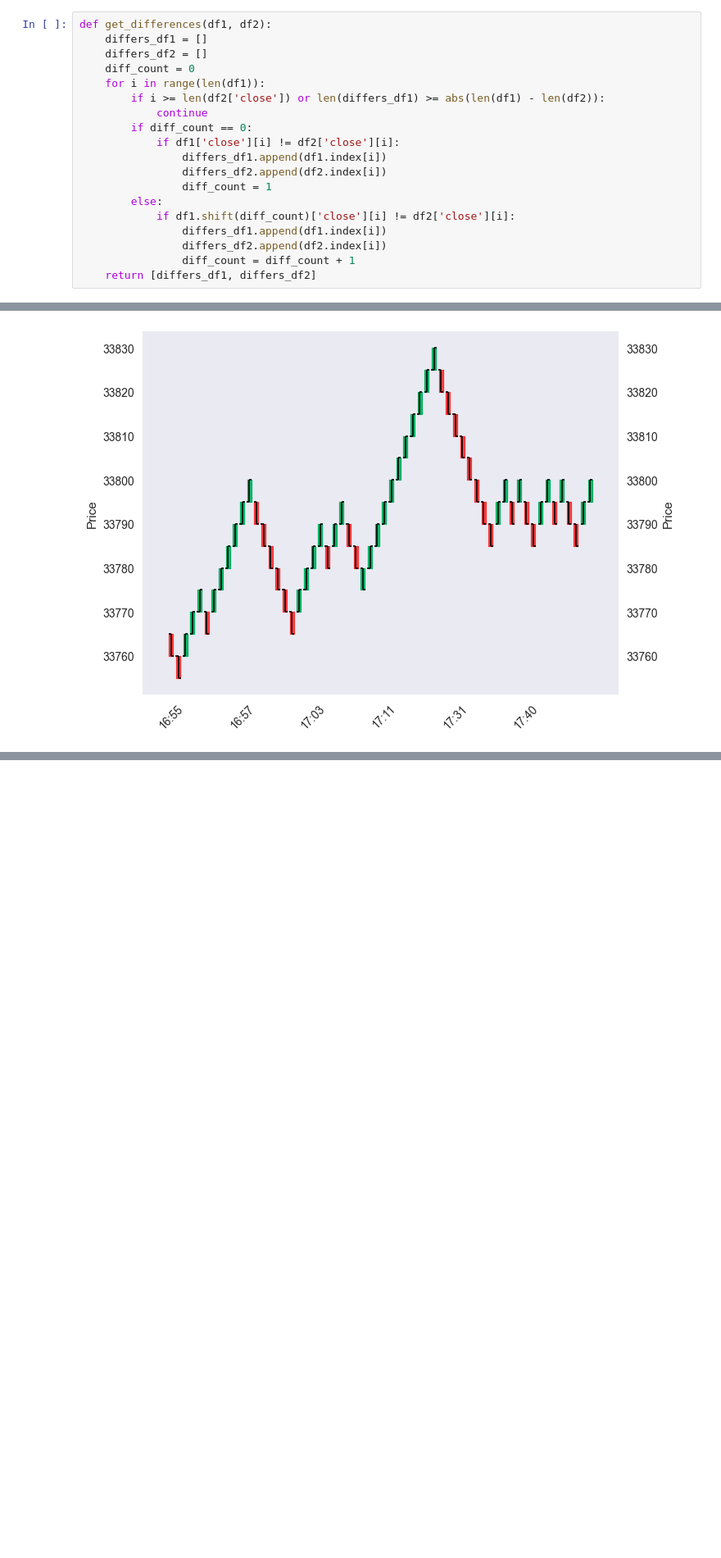
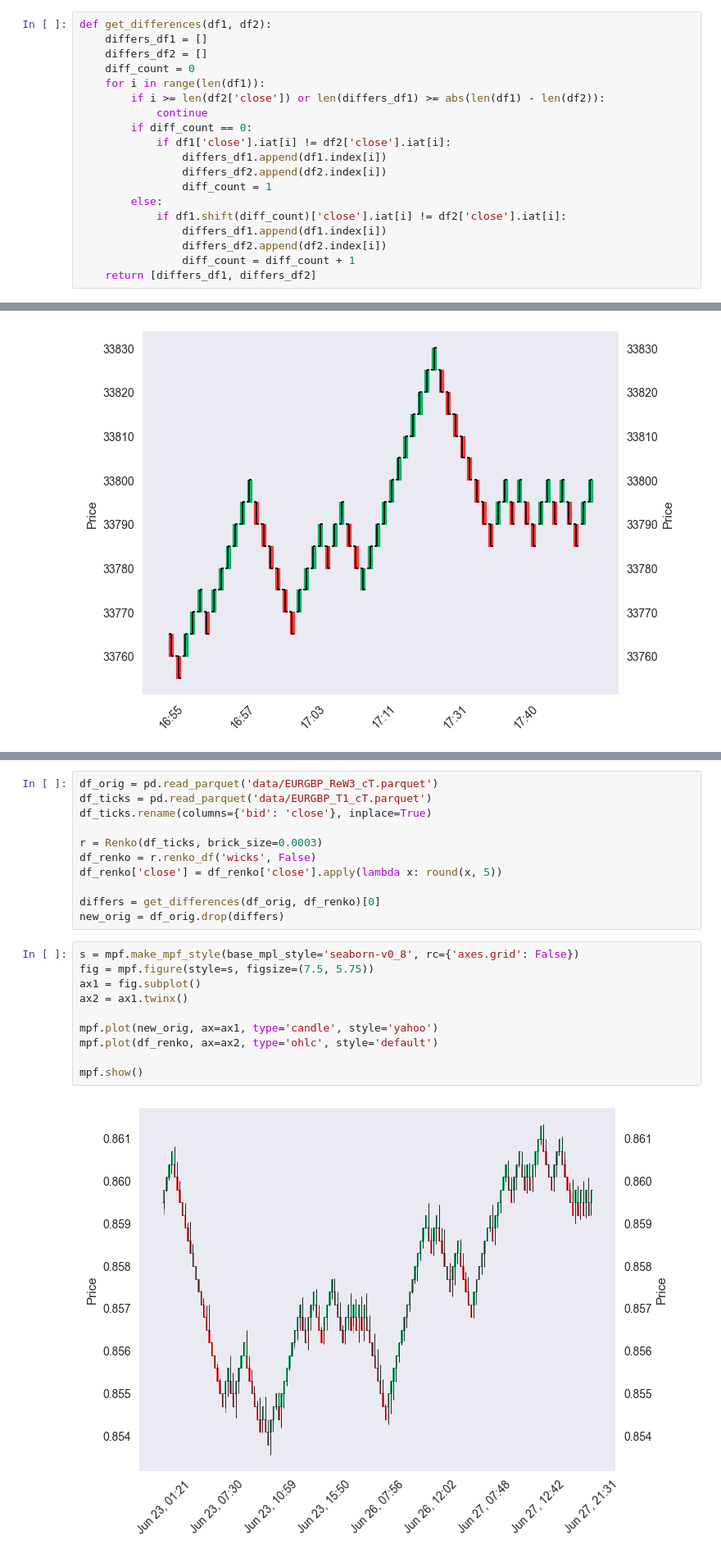
Before and after one commit to srlcarlg/renkodf, a Jupyter notebook: examples/comparison_ctrader.ipynb, the cells around one changed output, grey strips where cells are left out. Shown at 82% size. Cells and saved outputs as stored; diff of their text form; blank space fills up the shorter version.

```diff
--- a/examples/comparison_ctrader.ipynb
+++ b/examples/comparison_ctrader.ipynb
@@ -156,12 +182,12 @@ def get_differences(df1, df2):
         if i >= len(df2['close']) or len(differs_df1) >= abs(len(df1) - len(df2)):
             continue
         if diff_count == 0:
-            if df1['close'][i] != df2['close'][i]:
+            if df1['close'].iat[i] != df2['close'].iat[i]:
                 differs_df1.append(df1.index[i])
                 differs_df2.append(df2.index[i])
                 diff_count = 1
         else:
-            if df1.shift(diff_count)['close'][i] != df2['close'][i]:
+            if df1.shift(diff_count)['close'].iat[i] != df2['close'].iat[i]:
                 differs_df1.append(df1.index[i])
                 differs_df2.append(df2.index[i])
                 diff_count = diff_count + 1
@@ -335,0 +361,23 @@ mpf.show()
+# %%
+df_orig = pd.read_parquet('data/EURGBP_ReW3_cT.parquet')
+df_ticks = pd.read_parquet('data/EURGBP_T1_cT.parquet')
+df_ticks.rename(columns={'bid': 'close'}, inplace=True)
+
+r = Renko(df_ticks, brick_size=0.0003)
+df_renko = r.renko_df('wicks', False)
+df_renko['close'] = df_renko['close'].apply(lambda x: round(x, 5))
+
+differs = get_differences(df_orig, df_renko)[0]
+new_orig = df_orig.drop(differs)
+# %%
+s = mpf.make_mpf_style(base_mpl_style='seaborn-v0_8', rc={'axes.grid': False})
+fig = mpf.figure(style=s, figsize=(7.5, 5.75))
+ax1 = fig.subplot()
+ax2 = ax1.twinx()
+
+mpf.plot(new_orig, ax=ax1, type='candle', style='yahoo')
+mpf.plot(df_renko, ax=ax2, type='ohlc', style='default')
+
+mpf.show()
+# %% [output]
+[figure, added]
```
Also changed, not shown: parts of 23 cells of this notebook, 17 other files.
